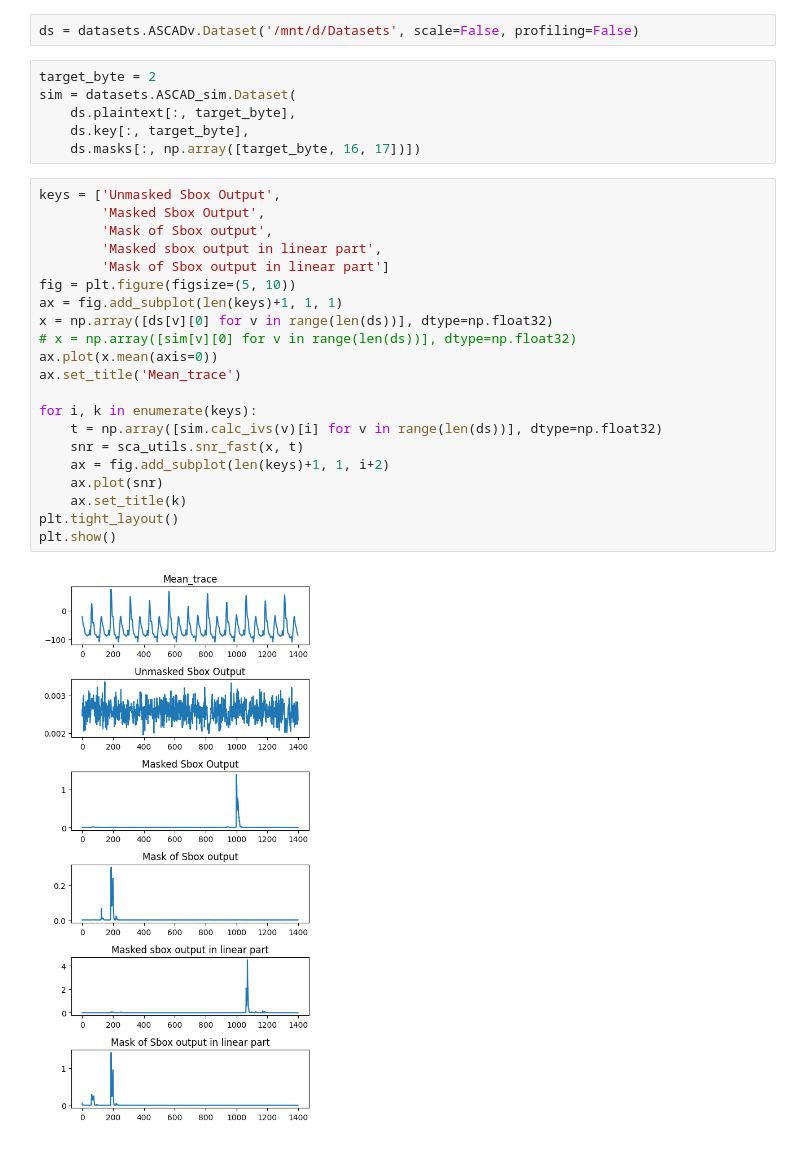
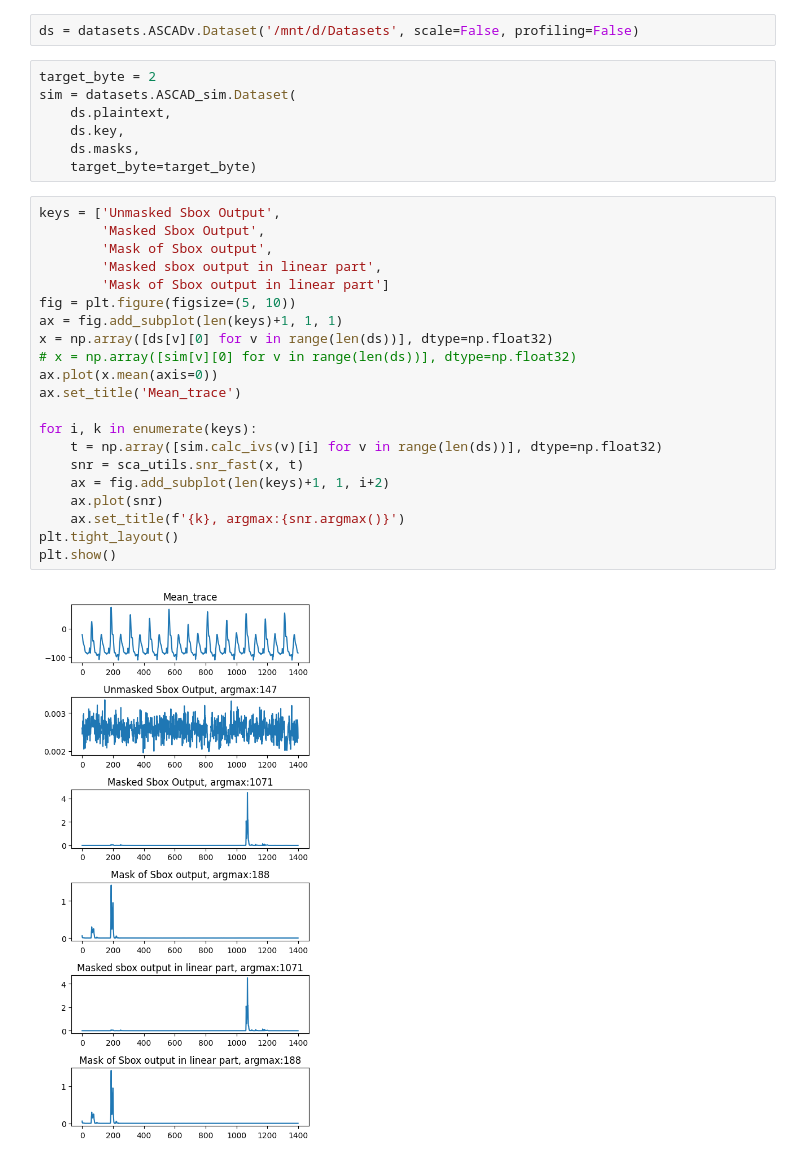
Before and after one commit to Sengim/kansca, a Jupyter notebook: workspace/ASCADv_SNR.ipynb, the cells around one changed output. Saved outputs shown, nothing was run; the diff lists cells and outputs as text.

```diff
--- a/workspace/ASCADv_SNR.ipynb
+++ b/workspace/ASCADv_SNR.ipynb
@@ -9,29 +9,30 @@ ds = datasets.ASCADv.Dataset('/mnt/d/Datasets', scale=False, profiling=False)
 # %%
 target_byte = 2
 sim = datasets.ASCAD_sim.Dataset(
-    ds.plaintext[:, target_byte],
-    ds.key[:, target_byte],
-    ds.masks[:, np.array([target_byte, 16, 17])])
+    ds.plaintext,
+    ds.key,
+    ds.masks,
+    target_byte=target_byte)
 # %%
 keys = ['Unmasked Sbox Output',
         'Masked Sbox Output',
         'Mask of Sbox output',
         'Masked sbox output in linear part',
         'Mask of Sbox output in linear part']
 fig = plt.figure(figsize=(5, 10))
 ax = fig.add_subplot(len(keys)+1, 1, 1)
 x = np.array([ds[v][0] for v in range(len(ds))], dtype=np.float32)
 # x = np.array([sim[v][0] for v in range(len(ds))], dtype=np.float32)
 ax.plot(x.mean(axis=0))
 ax.set_title('Mean_trace')
 
 for i, k in enumerate(keys):
     t = np.array([sim.calc_ivs(v)[i] for v in range(len(ds))], dtype=np.float32)
     snr = sca_utils.snr_fast(x, t)
     ax = fig.add_subplot(len(keys)+1, 1, i+2)
     ax.plot(snr)
-    ax.set_title(k)
+    ax.set_title(f'{k}, argmax:{snr.argmax()}')
 plt.tight_layout()
 plt.show()
 # %% [output]
-[figure, old version]
+[figure, new version]
```
